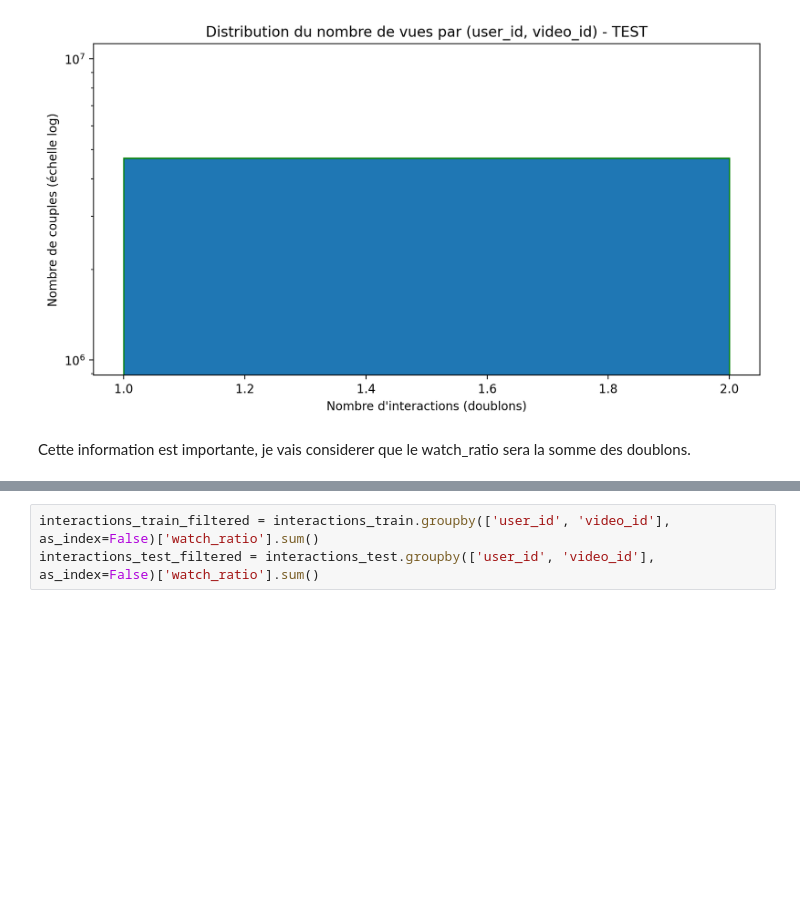
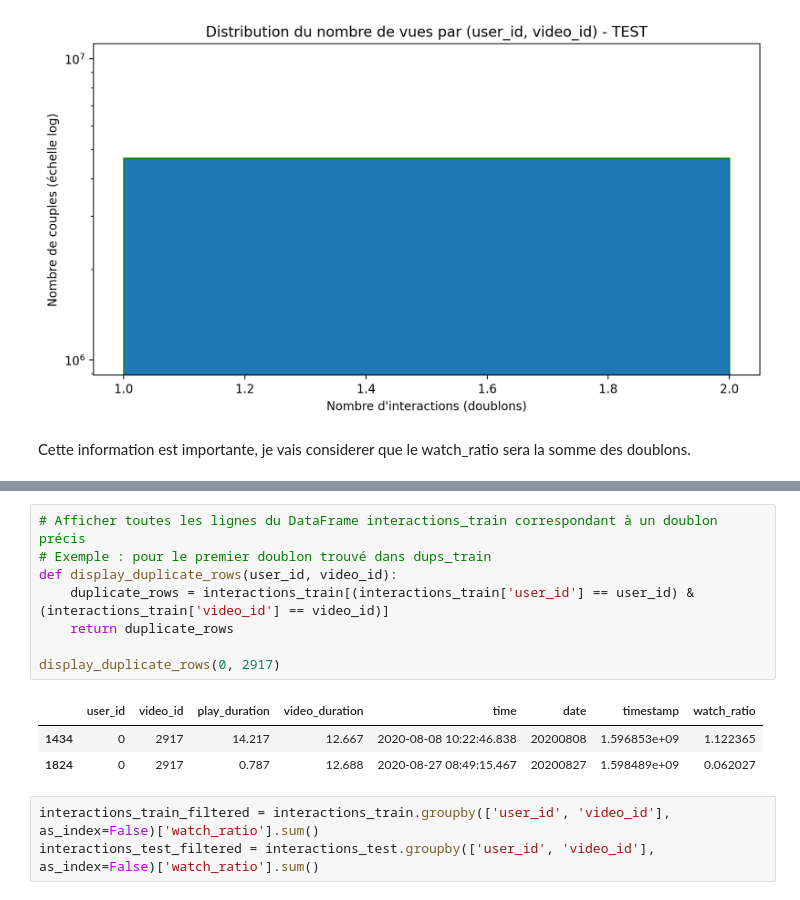
Before and after one commit to alexis-le-trung/FinalProject_2025_Alexis.LE-TRUNG, a Jupyter notebook: proposed_solution/submit.ipynb, the cells around one changed output, grey strips where cells are left out. Cells and saved outputs as stored; diff of their text form; blank space fills up the shorter version.

```diff
--- a/proposed_solution/submit.ipynb
+++ b/proposed_solution/submit.ipynb
@@ -97,3 +260,15 @@ Cette information est importante, je vais considerer que le watch_ratio sera la
+# %%
+# Afficher toutes les lignes du DataFrame interactions_train correspondant à un doublon précis
+# Exemple : pour le premier doublon trouvé dans dups_train
+def display_duplicate_rows(user_id, video_id):
+    duplicate_rows = interactions_train[(interactions_train['user_id'] == user_id) & (interactions_train['video_id'] == video_id)]
+    return duplicate_rows
+
+display_duplicate_rows(0, 2917)
+# %% [output]
+|  | user_id | video_id | play_duration | video_duration | time | date | timestamp | watch_ratio |
+| 1434 | 0 | 2917 | 14.217 | 12.667 | 2020-08-08 10:22:46.838 | 20200808 | 1.596853e+09 | 1.122365 |
+| 1824 | 0 | 2917 | 0.787 | 12.688 | 2020-08-27 08:49:15.467 | 20200827 | 1.598489e+09 | 0.062027 |
 # %%
 interactions_train_filtered = interactions_train.groupby(['user_id', 'video_id'], as_index=False)['watch_ratio'].sum()
 interactions_test_filtered = interactions_test.groupby(['user_id', 'video_id'], as_index=False)['watch_ratio'].sum()
```
Also changed, not shown: parts of 25 cells of this notebook.
